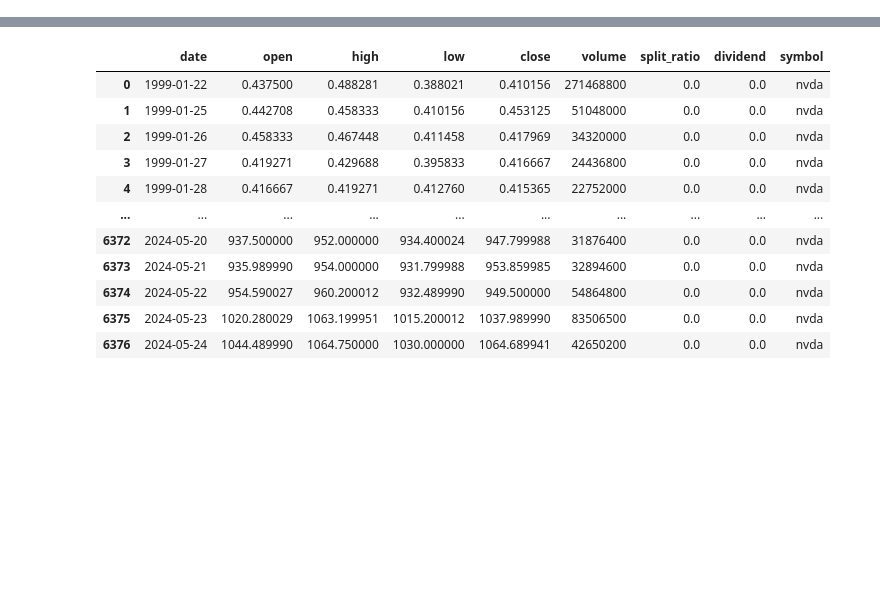
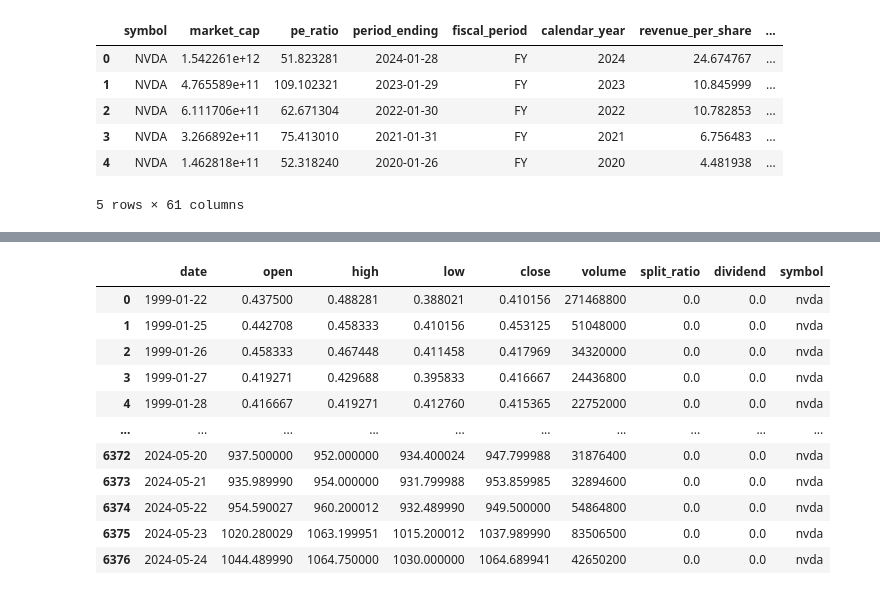
Before and after one commit to lxy000719/finance, a Jupyter notebook: stock.ipynb, the cells around one changed output, grey strips where cells are left out. Saved outputs shown, nothing was run; the diff lists cells and outputs as text; code cells hidden in the pictures; blank space fills up the shorter version.

```diff
--- a/stock.ipynb
+++ b/stock.ipynb
@@ -52,0 +126,11 @@ obb.equity.fundamental.income(symbol='AAPL', provider='yfinance')
+# %%
+metrics = obb.equity.fundamental.metrics('nvda', provider='fmp', period='annual')
+metrics
+# %% [output]
+|  | symbol | market_cap | pe_ratio | period_ending | fiscal_period | calendar_year | revenue_per_share | ... |
+| 0 | NVDA | 1.542261e+12 | 51.823281 | 2024-01-28 | FY | 2024 | 24.674767 | ... |
+| 1 | NVDA | 4.765589e+11 | 109.102321 | 2023-01-29 | FY | 2023 | 10.845999 | ... |
+| 2 | NVDA | 6.111706e+11 | 62.671304 | 2022-01-30 | FY | 2022 | 10.782853 | ... |
+| 3 | NVDA | 3.266892e+11 | 75.413010 | 2021-01-31 | FY | 2021 | 6.756483 | ... |
+| 4 | NVDA | 1.462818e+11 | 52.318240 | 2020-01-26 | FY | 2020 | 4.481938 | ... |
+5 rows × 61 columns
```
Also changed, not shown: parts of 14 cells of this notebook.
